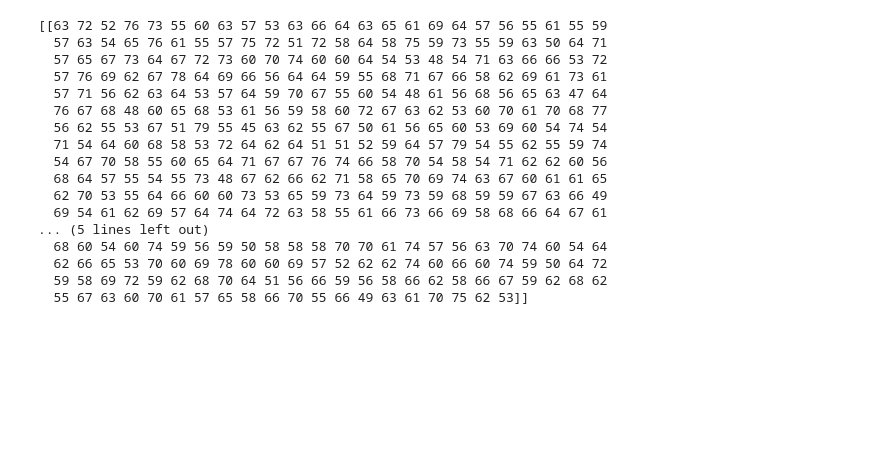
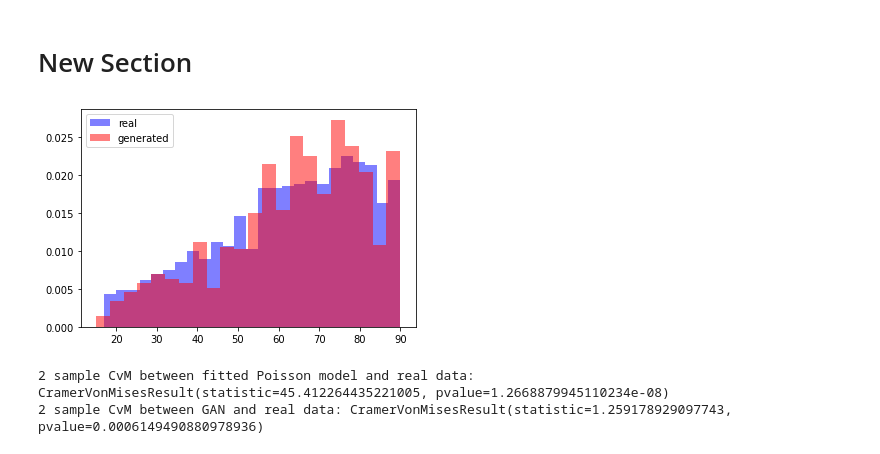
Before and after one commit to rasmuserlemann/Jefferson_Lab, a Jupyter notebook: GAN.ipynb, the cells around one changed output. Cells and saved outputs as stored; diff of their text form; code cells hidden in the pictures; blank space fills up the shorter version.

```diff
--- a/GAN.ipynb
+++ b/GAN.ipynb
@@ -213,22 +1,2 @@ Number of generated samples: 500
-# %%
-n_gen = 500
-s = generate_fake_samples(generator, 5, n_gen)[0].reshape(1,n_gen).astype(int)
-print(s)
-# %% [output]
-[[63 72 52 76 73 55 60 63 57 53 63 66 64 63 65 61 69 64 57 56 55 61 55 59
-  57 63 54 65 76 61 55 57 75 72 51 72 58 64 58 75 59 73 55 59 63 50 64 71
-  57 65 67 73 64 67 72 73 60 70 74 60 60 64 54 53 48 54 71 63 66 66 53 72
-  57 76 69 62 67 78 64 69 66 56 64 64 59 55 68 71 67 66 58 62 69 61 73 61
-  57 71 56 62 63 64 53 57 64 59 70 67 55 60 54 48 61 56 68 56 65 63 47 64
-  76 67 68 48 60 65 68 53 61 56 59 58 60 72 67 63 62 53 60 70 61 70 68 77
-  56 62 55 53 67 51 79 55 45 63 62 55 67 50 61 56 65 60 53 69 60 54 74 54
-  71 54 64 60 68 58 53 72 64 62 64 51 51 52 59 64 57 79 54 55 62 55 59 74
-  54 67 70 58 55 60 65 64 71 67 67 76 74 66 58 70 54 58 54 71 62 62 60 56
-  68 64 57 55 54 55 73 48 67 62 66 62 71 58 65 70 69 74 63 67 60 61 61 65
-  62 70 53 55 64 66 60 60 73 53 65 59 73 64 59 73 59 68 59 59 67 63 66 49
-  69 54 61 62 69 57 64 74 64 72 63 58 55 61 66 73 66 69 58 68 66 64 67 61
-... (5 lines left out)
-  68 60 54 60 74 59 56 59 50 58 58 58 70 70 61 74 57 56 63 70 74 60 54 64
-  62 66 65 53 70 60 69 78 60 60 69 57 52 62 62 74 60 66 60 74 59 50 64 72
-  59 58 69 72 59 62 68 70 64 51 56 66 59 56 58 66 62 58 66 67 59 62 68 62
-  55 67 63 60 70 61 57 65 58 66 70 55 66 49 63 61 70 75 62 53]]
+# %% [markdown]
+# New Section
@@ -234,0 +12,43 @@ print(s)
+# %%
+import pandas as pd
+import numpy as np
+from tabgan.sampler import OriginalGenerator, GANGenerator
+import requests
+import io
+
+url = 'https://github.com/JeffersonLab/jlab_datascience_data/blob/main/eICU_age.npy?raw=true'
+response = requests.get(url)
+response.raise_for_status()
+data = np.load(io.BytesIO(response.content))
+data = np.asarray([x[0] for x in data]).reshape(len(data),1)
+data = pd.DataFrame(data)
+
+gen_data, gen_target = GANGenerator(gen_x_times=1, bot_filter_quantile=0.001,
+                                     top_filter_quantile=0.999, gan_params = {"batch_size": 500, "patience": 250, \
+          "epochs" : 1000,},
+                                     is_post_process=True, pregeneration_frac=2, only_generated_data=True).\
+                                     generate_data_pipe(data, None, data)
+# %%
+import matplotlib.pyplot as plt
+plt.hist(gen_data.T, color='blue', alpha = 0.5, density=True, bins = 'auto')
+plt.hist(data.T, color='red', alpha = 0.5, density=True, bins = 'auto')
+labels= ["real","generated"]
+plt.legend(labels)
+plt.show()
+# %% [output]
+[figure, added]
+# %%
+from scipy import stats
+
+realarr = np.array(data.T)[0]
+genarr = np.array(gen_data.T)[0]
+poissarr = np.random.poisson(np.mean(realarr), 10000)
+
+m1 = stats.cramervonmises_2samp(realarr, poissarr)
+print("2 sample CvM between fitted Poisson model and real data:", m1)
+
+m2 = stats.cramervonmises_2samp(realarr, genarr)
+print("2 sample CvM between GAN and real data:", m2)
+# %% [output]
+2 sample CvM between fitted Poisson model and real data: CramerVonMisesResult(statistic=45.412264435221005, pvalue=1.2668879945110234e-08)
+2 sample CvM between GAN and real data: CramerVonMisesResult(statistic=1.259178929097743, pvalue=0.0006149490880978936)
```
Also changed, not shown: parts of 6 cells of this notebook.
